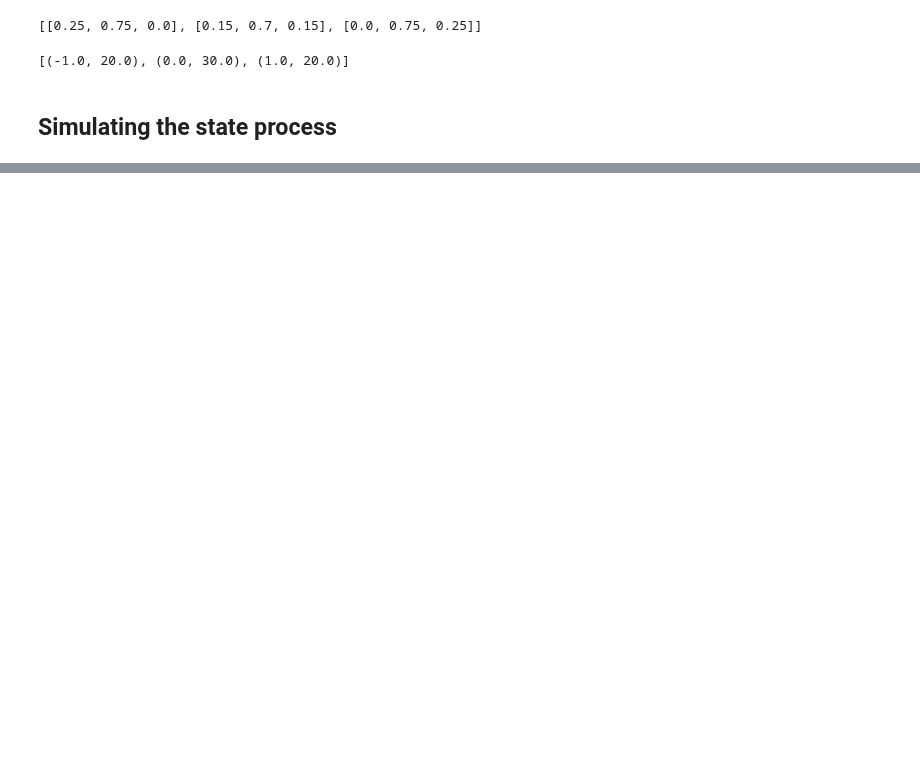
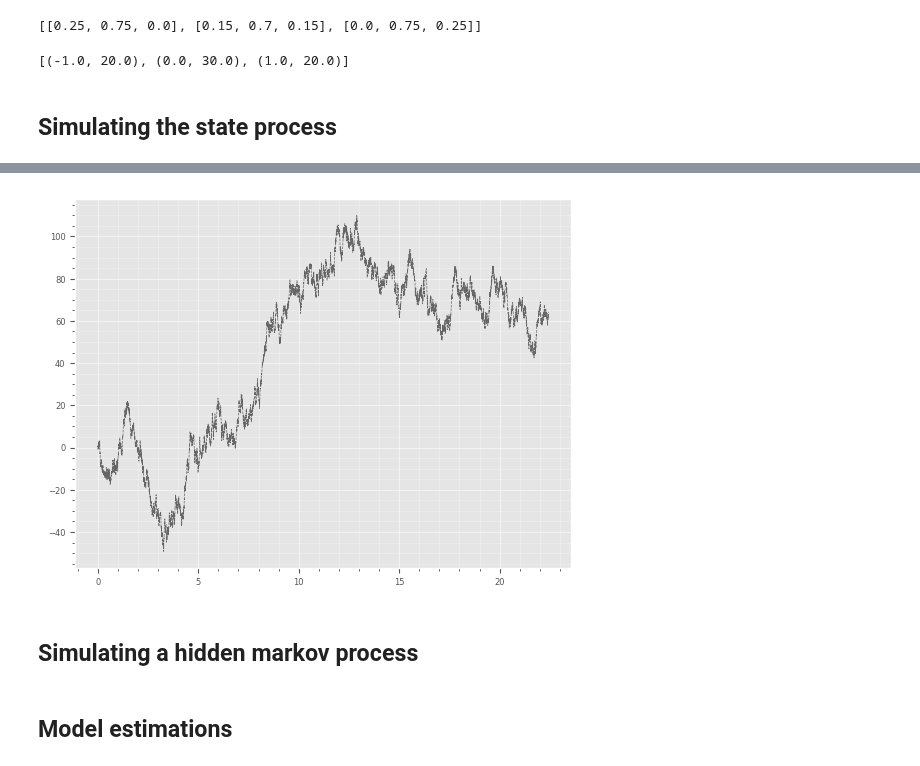
Before and after one commit to blackgolfer/super-qi, a Jupyter notebook: src/python/notes/fsm.ipynb, the cells around one changed output, grey strips where cells are left out. Cells and saved outputs as stored; diff of their text form; code cells hidden in the pictures; blank space fills up the shorter version.

Commit message:
State processes: simulation and estimation. Wiener processes: simulation and estimation

```diff
--- a/src/python/notes/fsm.ipynb
+++ b/src/python/notes/fsm.ipynb
@@ -127,0 +341,19 @@ leaving the flat state
+# %%
+import math
+mu=1.0; sigma=20.0; x0=0.0; dt=1.0/365; N=pow(2,13); sqrtdt=math.sqrt(dt)
+foo=foldl(lambda acc,xi:(tmp:= acc[0]+mu*dt+sigma*sqrtdt*xi,acc[1]+[tmp]),(0.0,[]),np.random.normal(0.0,1.0,N))
+# %%
+import matplotlib.pyplot as plt
+from plot.qiplot import plot_ts
+plt.style.use(['ggplot','../plot/presentation.mplstyle'])
+
+t=[dt*i for i in range(N)]
+x=foo[1]
+fig,ax=plt.subplots()
+plot_ts(ax,t,x)
+# %% [output]
+[figure, added]
+# %% [markdown]
+## Simulating a hidden markov process
+# %% [markdown]
+## Model estimations
```
Also changed, not shown: parts of 61 cells of this notebook, 4 other files.
